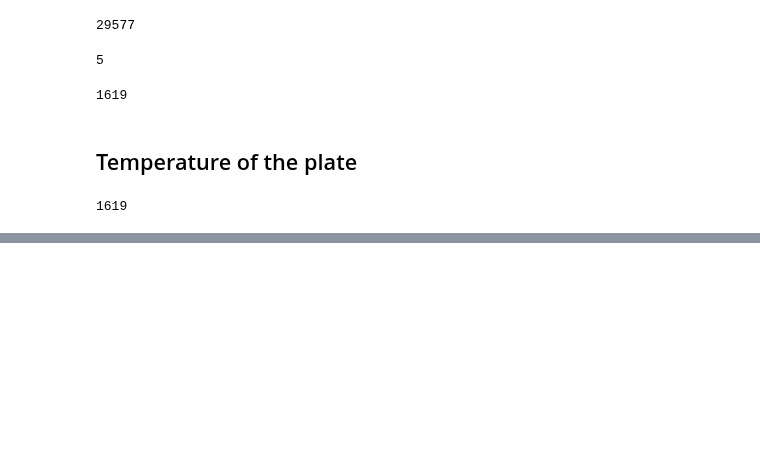
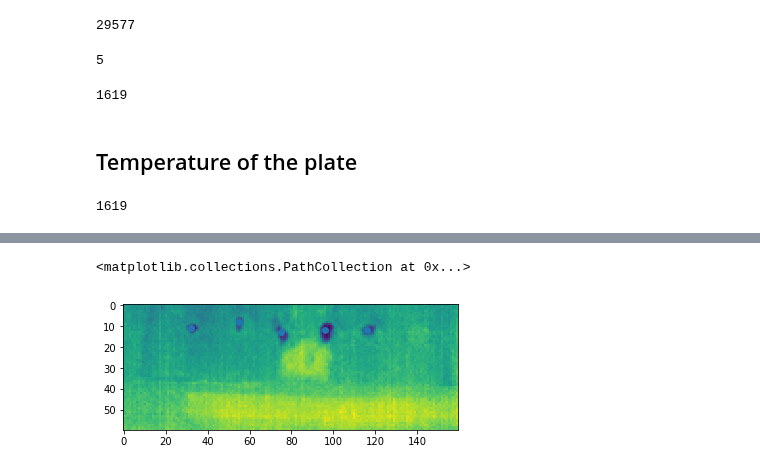
Before and after one commit to jrodguez/musical-robot, a Jupyter notebook: examples/PPA_melting.ipynb, the cells around one changed output, grey strips where cells are left out. Cells and saved outputs as stored; diff of their text form; code cells hidden in the pictures; blank space fills up the shorter version.

```diff
--- a/examples/PPA_melting-checkpoint.ipynb
+++ b/examples/PPA_melting.ipynb
@@ -144,0 +145,6 @@ Text(0, 0.5, 'Temperature of the sample')
+# %%
+plt.imshow(crop_frame[0])
+plt.scatter(y,x)
+# %% [output]
+<matplotlib.collections.PathCollection at 0x...>
+[figure, added]
```
Also changed, not shown: parts of 2 cells of this notebook.
